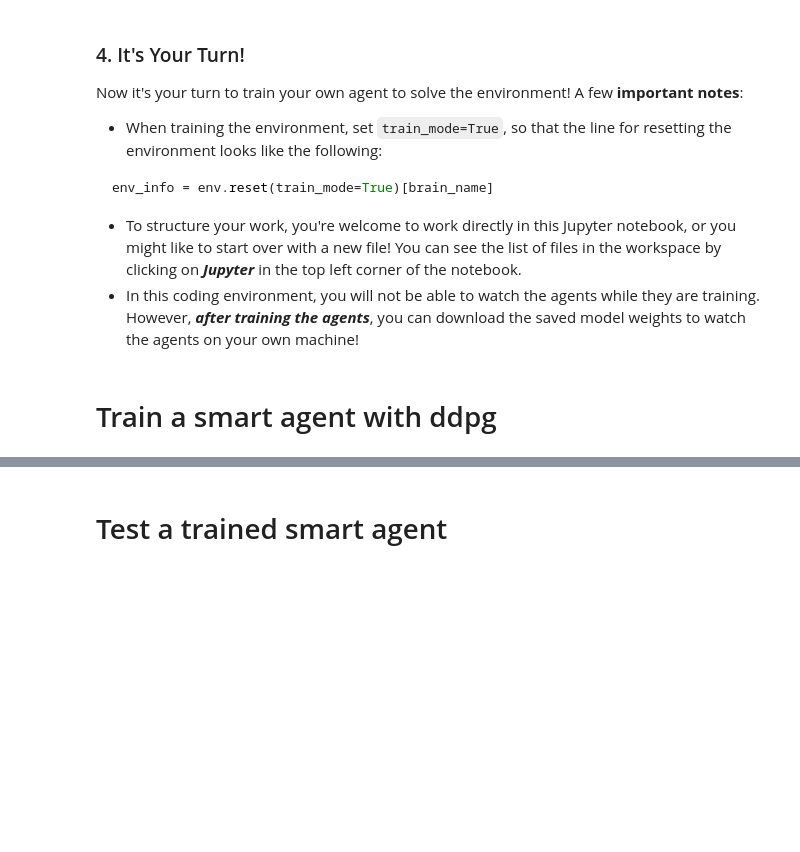
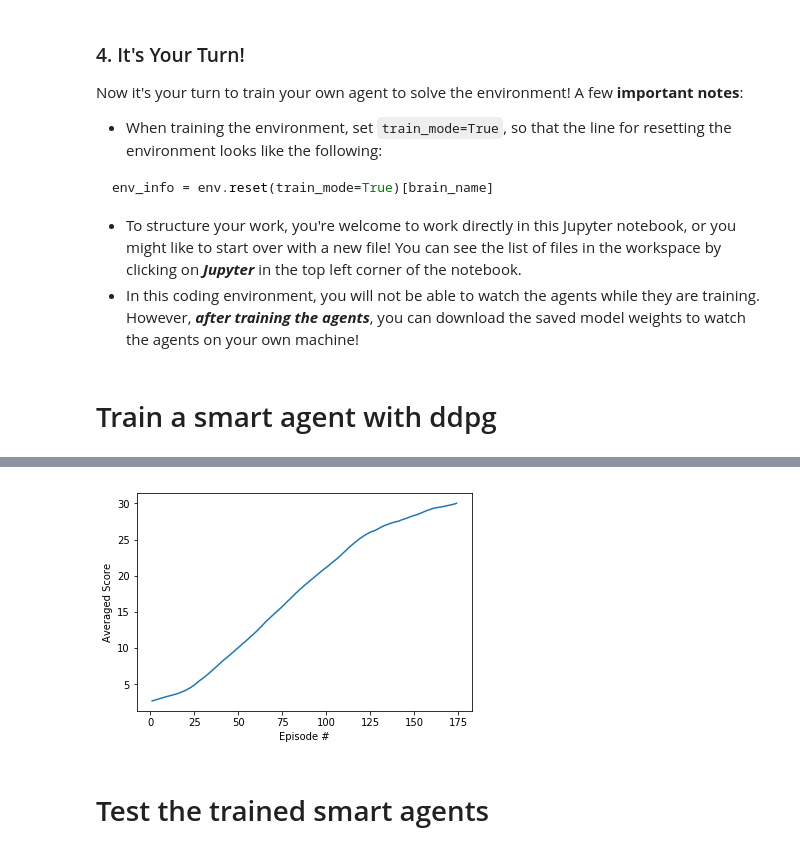
Before and after one commit to wjlgatech/DRL-continuous-control, a Jupyter notebook: Continuous_Control.ipynb, the cells around one changed output, grey strips where cells are left out. Saved outputs shown, nothing was run; the diff lists cells and outputs as text; code cells hidden in the pictures; blank space fills up the shorter version.

```diff
--- a/Continuous_Control.ipynb
+++ b/Continuous_Control.ipynb
@@ -22,10 +22,10 @@ from unityagents import UnityEnvironment
 import numpy as np
 
 # select this option to load version 1 (with a single agent) of the environment
-env = UnityEnvironment(file_name='/data/Reacher_One_Linux_NoVis/Reacher_One_Linux_NoVis.x86_64')
+# env = UnityEnvironment(file_name='/data/Reacher_One_Linux_NoVis/Reacher_One_Linux_NoVis.x86_64')
 
 # select this option to load version 2 (with 20 agents) of the environment
-# env = UnityEnvironment(file_name='/data/Reacher_Linux_NoVis/Reacher.x86_64')
+env = UnityEnvironment(file_name='/data/Reacher_Linux_NoVis/Reacher.x86_64')
 # %% [output]
 INFO:unityagents:
 'Academy' started successfully!
@@ -135,12 +135,11 @@ import numpy as np
 from collections import deque
 import matplotlib.pyplot as plt
 %matplotlib inline
+# keep training awake
+from workspace_utils import keep_awake
+from ddpg_agent import Agent
 
-from ddpg_agent import Agent
+agent = Agent(state_size=state_size, action_size=action_size, seed=0)
-# %%
-#instantiate agent and env
-env_info = env.reset(train_mode=True)[brain_name]
-agent = Agent(state_size=env_info.vector_observations.shape[1], action_size= brain.vector_action_space_size, random_seed=1)
 # %%
 from collections import deque
 
@@ -185,3 +195,3 @@ def ddpg(n_episodes=500, max_t=7000, print_every=100):
 # %%
-scores = ddpg()
+scores, scores_mean, agent = ddpg()
 # %% [output]
@@ -197,5 +211,14 @@ plt.show()
+# %%
+fig = plt.figure()
+ax = fig.add_subplot(111)
+plt.plot(np.arange(1, len(scores_mean)+1), scores_mean)
+plt.ylabel('Averaged Score')
+plt.xlabel('Episode #')
+plt.show()
+# %% [output]
+[figure, added]
 # %% [markdown]
-# Test a trained smart agent
+# Test the trained smart agents
 # %%
 #load packages
 from unityagents import UnityEnvironment
```
Also changed, not shown: parts of 8 cells of this notebook, 1 other file.
